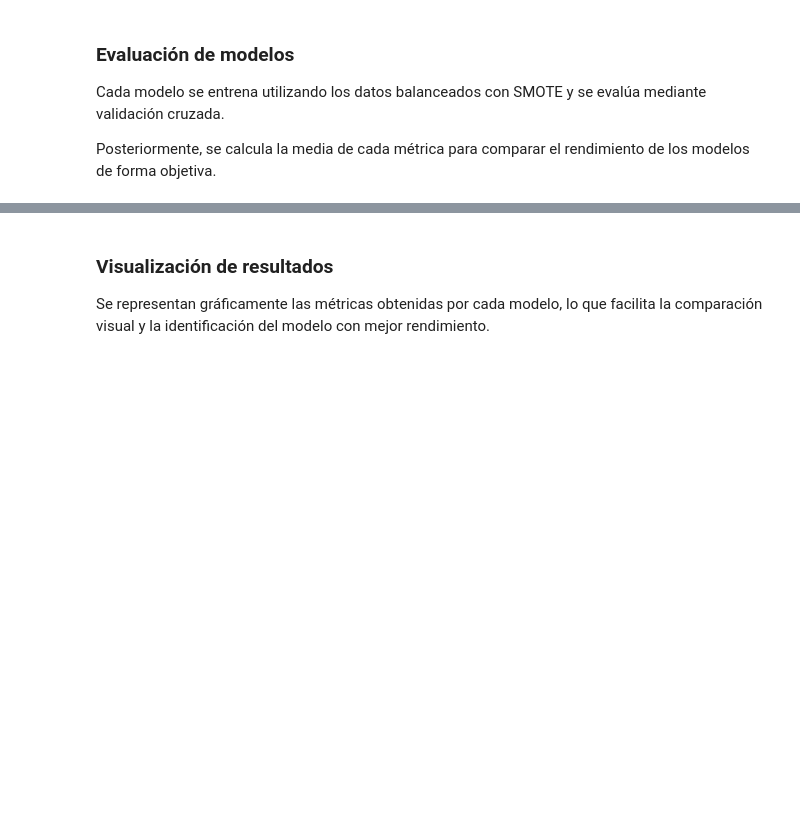
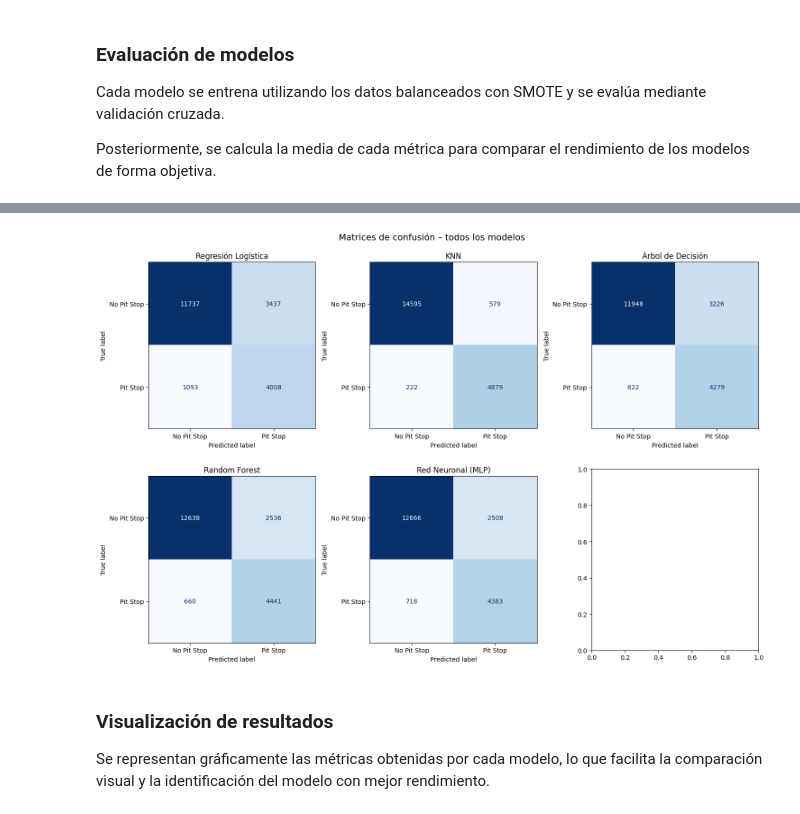
Before and after one commit to DanielRodrRodr/SI_F1Project, a Jupyter notebook: SI_F1/f1_pitstop_prediction.ipynb, the cells around one changed output, grey strips where cells are left out. Cells and saved outputs as stored; diff of their text form; code cells hidden in the pictures; blank space fills up the shorter version.

```diff
--- a/SI_F1/f1_pitstop_prediction.ipynb
+++ b/SI_F1/f1_pitstop_prediction.ipynb
@@ -451,3 +459,22 @@ Red Neuronal (MLP)    0.8602     0.8614  0.8602  0.8601   0.9323
+# %%
+fig, axes = plt.subplots(2, 3, figsize=(15, 10))  # 2 filas x 3 cols para 6 modelos
+axes = axes.flatten()
+
+for i, (name, model) in enumerate(models.items()):
+    model.fit(X_train_sm, y_train_sm)
+    y_pred = model.predict(X_test_sc)
+
+    cm = confusion_matrix(y_test, y_pred)
+    disp = ConfusionMatrixDisplay(cm, display_labels=['No Pit Stop', 'Pit Stop'])
+    disp.plot(ax=axes[i], colorbar=False, cmap='Blues')
+    axes[i].set_title(name)
+
+plt.suptitle('Matrices de confusión – todos los modelos', fontsize=14)
+plt.tight_layout()
+plt.savefig('matrices_confusion.png', dpi=150, bbox_inches='tight')
+plt.show()
+# %% [output]
+[figure, added]
 # %% [markdown]
 ### Visualización de resultados
 
```
Also changed, not shown: parts of 10 cells of this notebook, 3 other files.
